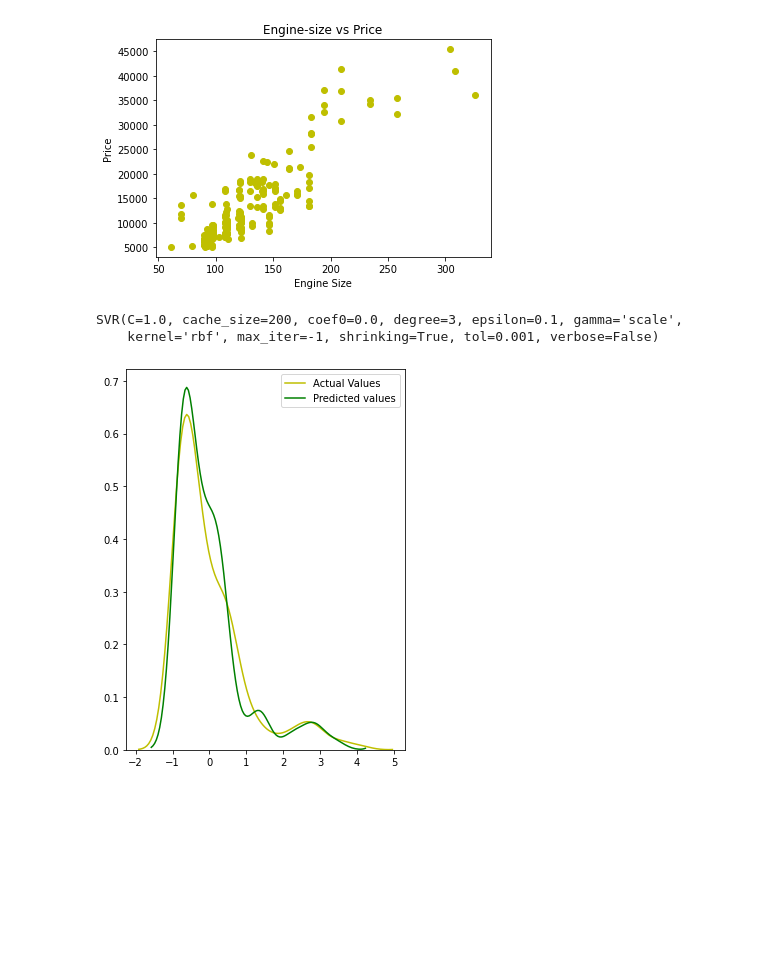
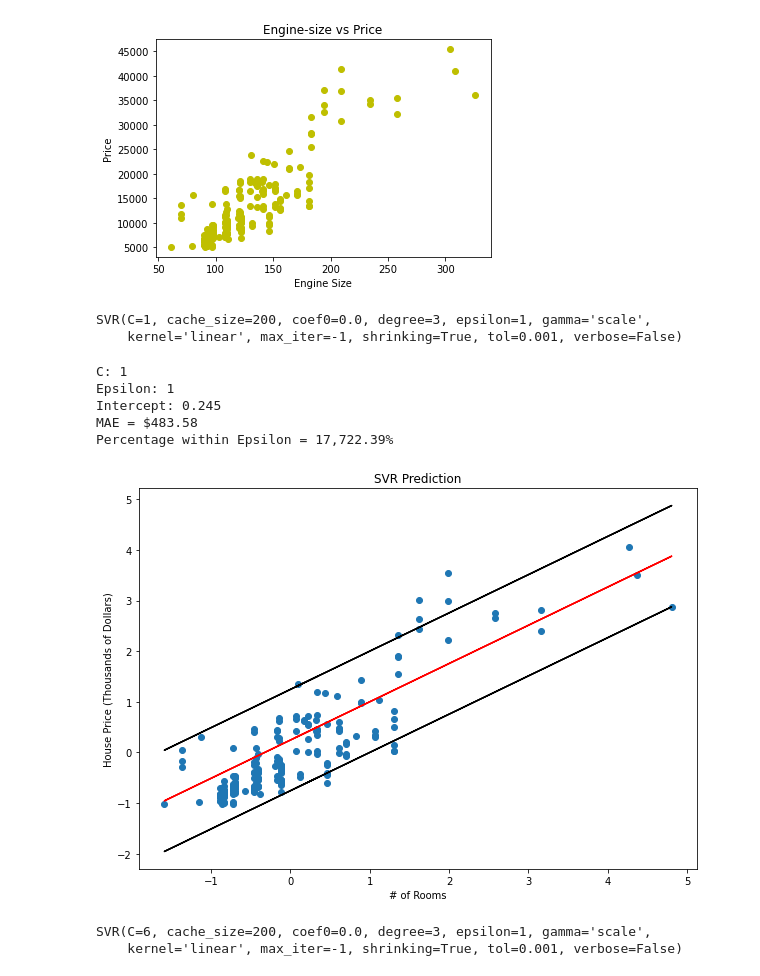
Before and after one commit to Badhusha-Akhthaar/MachineLearning_Binge, a Jupyter notebook: SVR(Support_Vector_Regression).ipynb, the cells around one changed output. Saved outputs shown, nothing was run; the diff lists cells and outputs as text; code cells hidden in the pictures; blank space fills up the shorter version.

```diff
--- a/SVR(Support_Vector_Regression).ipynb
+++ b/SVR(Support_Vector_Regression).ipynb
@@ -30,6 +30,30 @@ from sklearn.model_selection import train_test_split
 from sklearn.metrics import mean_absolute_error
 from sklearn.preprocessing import StandardScaler
 import seaborn as sns
+# %%
+def print_output(X,Y,svr):
+  print("C: {}".format(svr.C))
+  print("Epsilon: {}".format(svr.epsilon))
+
+  print("Intercept: {:,.3f}".format(svr.intercept_[0]))
+  # print("Coefficient: {:,.3f}".format(svr.coef_[0]))
+
+  mae = mean_absolute_error(Y, svr.predict(X))
+  print("MAE = ${:,.2f}".format(1000*mae))
+
+  perc_within_eps = 100*np.sum(Y - svr.predict(X) < eps) / len(Y)
+  print("Percentage within Epsilon = {:,.2f}%".format(perc_within_eps))
+  plt.figure(figsize=(10,7))
+  plt.scatter(x=X, y=Y)
+  plt.plot(X, svr.predict(X), color='red')
+  plt.plot(X, svr.predict(X)+eps, color='black')
+  plt.plot(X, svr.predict(X)-eps, color='black')
+  plt.xlabel('# of Rooms')
+  plt.ylabel('House Price (Thousands of Dollars)')
+  plt.title('SVR Prediction')
+  plt.show()
+# %%
+eps = 1
 # %%
 X = np.array(df['engine-size']).reshape(-1,1)
 Y = np.array(df['price']).reshape(-1,1)
@@ -39,8 +63,8 @@ sc_y = StandardScaler()
 X = sc_x.fit_transform(X)
 Y = sc_y.fit_transform(Y)
 # %%
-svr = SVR(kernel='rbf')
+svr = SVR(kernel='linear',epsilon=eps,C=1)
 svr.fit(X,Y)
 # %% [output]
-SVR(C=1.0, cache_size=200, coef0=0.0, degree=3, epsilon=0.1, gamma='scale',
-    kernel='rbf', max_iter=-1, shrinking=True, tol=0.001, verbose=False)
+SVR(C=1, cache_size=200, coef0=0.0, degree=3, epsilon=1, gamma='scale',
+    kernel='linear', max_iter=-1, shrinking=True, tol=0.001, verbose=False)
@@ -49,8 +71,15 @@ svr_result = svr.predict(X)
-# %%
-plt.figure(figsize=(5,7))
-ax_es = sns.distplot(Y,color='y',label='Actual Values',hist=False)
-sns.distplot(svr_result,color='g',label='Predicted values',ax=ax_es,hist=False)
-plt.show()
-plt.close()
-# %% [output]
-[figure, removed]
+# %%
+print_output(X,Y,svr)
+# %% [output]
+C: 1
+Epsilon: 1
+Intercept: 0.245
+MAE = $483.58
+Percentage within Epsilon = 17,722.39%
+[figure, added]
+# %%
+svr_ = SVR(kernel='linear',epsilon=eps,C=6)
+svr_.fit(X,Y)
+# %% [output]
+SVR(C=6, cache_size=200, coef0=0.0, degree=3, epsilon=1, gamma='scale',
+    kernel='linear', max_iter=-1, shrinking=True, tol=0.001, verbose=False)
```
Also changed, not shown: parts of 5 cells of this notebook.
